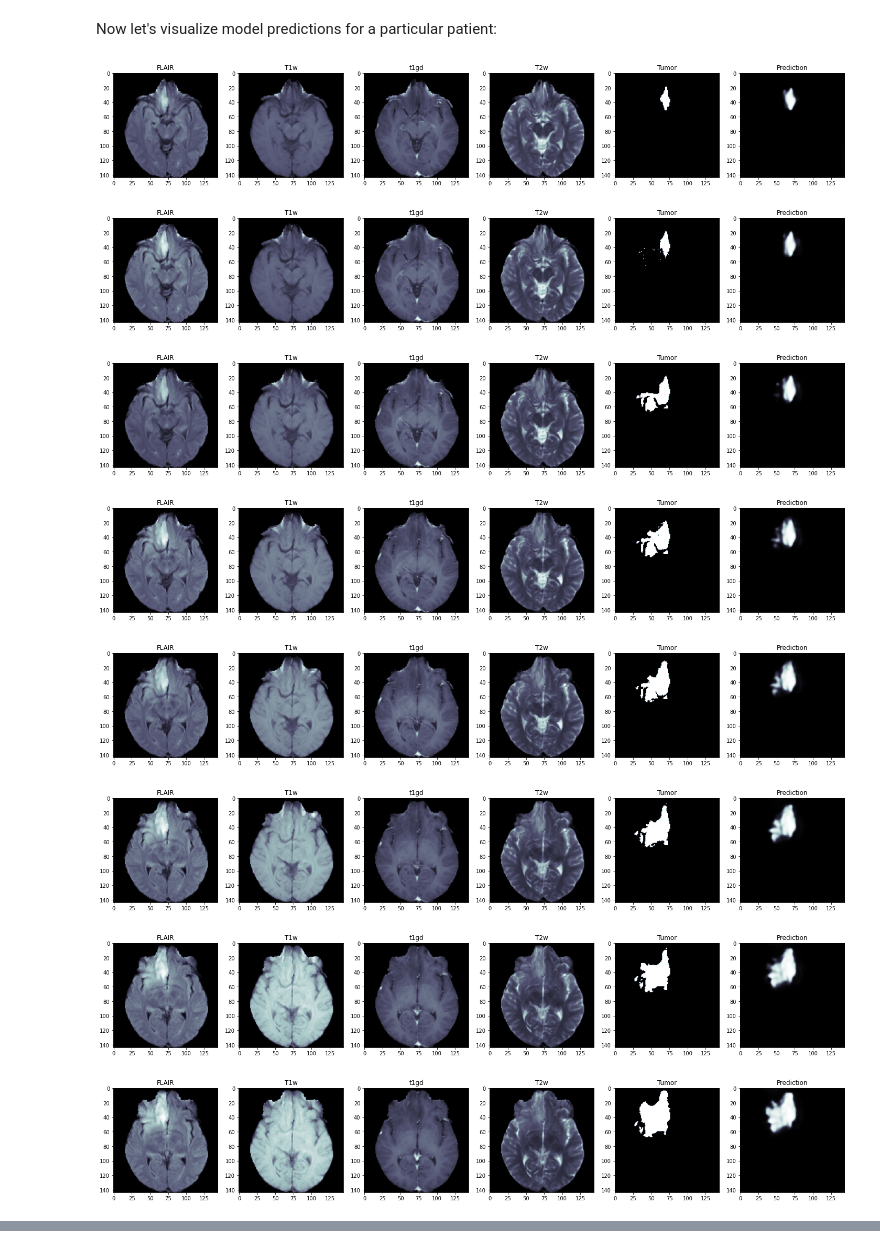
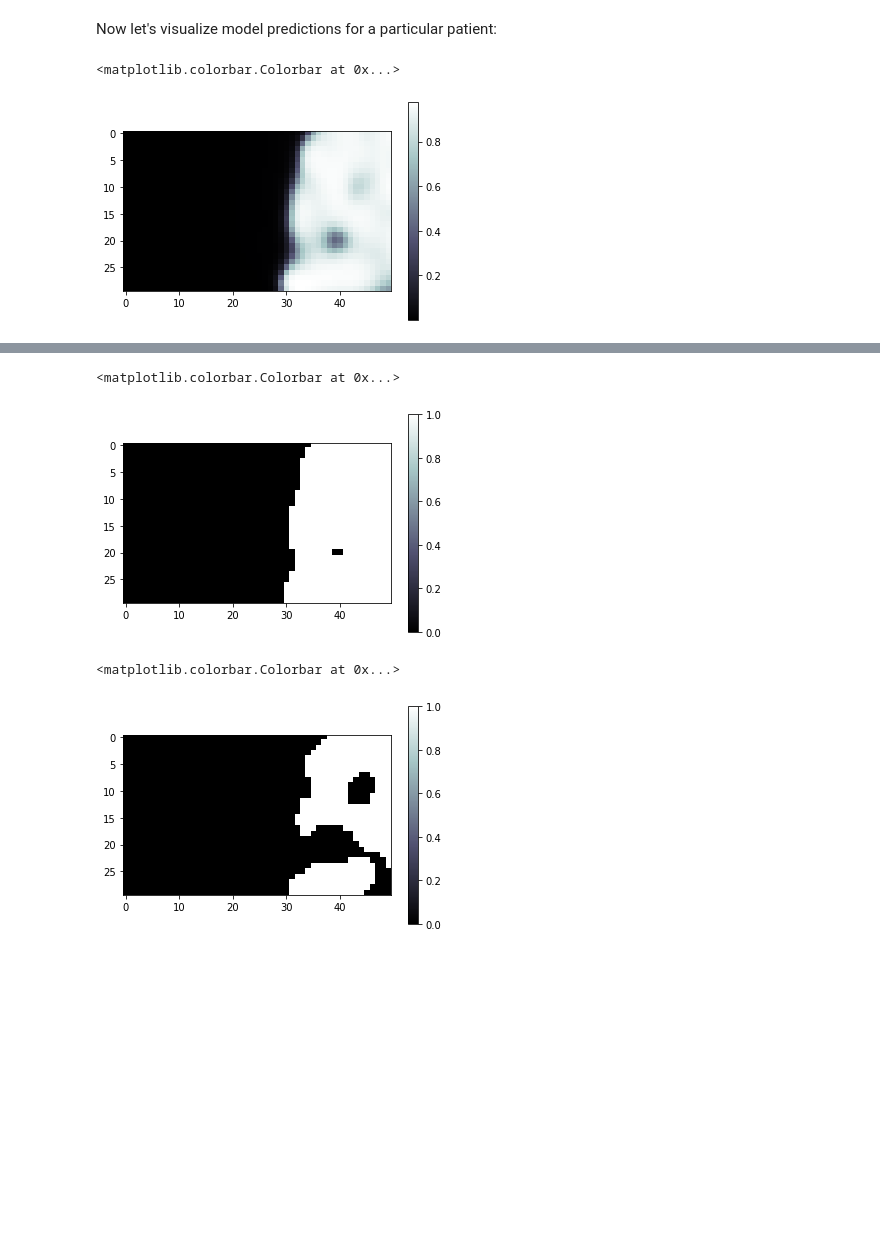
Before and after one commit to comp-hci-lab/BDSI_2022_ML, a Jupyter notebook: solution/02_Trained_Model_Solution.ipynb, the cells around one changed output, grey strips where cells are left out. Saved outputs shown, nothing was run; the diff lists cells and outputs as text; code cells hidden in the pictures; blank space fills up the shorter version.

```diff
--- a/solution/02_Trained_Model_Solution.ipynb
+++ b/solution/02_Trained_Model_Solution.ipynb
@@ -167,14 +128,15 @@ Now let's visualize model predictions for a particular patient:
 # %%
 patient_case = 'TCGA-HT-7874'
 patient.create(patient_case)
-for z_slice in range(60,70):
-    patient.plot_figures(z_slice)
+_,_, pred = patient.get_datafiles(pred=False)
+
+crop_ = pred[75,20:50,:50,:]
+pos = plt.imshow(crop_,cmap='bone')
+plt.colorbar(pos)
+
+# patient.plot_figures(z_slice=70)
+# for z_slice in range(0,10):
+#     patient.plot_figures(z_slice)
 # %% [output]
+<matplotlib.colorbar.Colorbar at 0x...>
-[figure, old version]
+[figure, new version]
-[figure, removed]
-[figure, removed]
-[figure, removed]
-[figure, removed]
-[figure, removed]
-[figure, removed]
-[figure, removed]
@@ -182,0 +143,14 @@ for z_slice in range(60,70):
+# %%
+y_pred1 = (crop_ > 0.5).astype(int)
+pos = plt.imshow(y_pred1,cmap='bone')
+plt.colorbar(pos)
+# %% [output]
+<matplotlib.colorbar.Colorbar at 0x...>
+[figure, added]
+# %%
+y_pred1 = (crop_ > 0.9).astype(int)
+pos = plt.imshow(y_pred1,cmap='bone')
+plt.colorbar(pos)
+# %% [output]
+<matplotlib.colorbar.Colorbar at 0x...>
+[figure, added]
```
Also changed, not shown: parts of 3 cells of this notebook, 3 other files.
